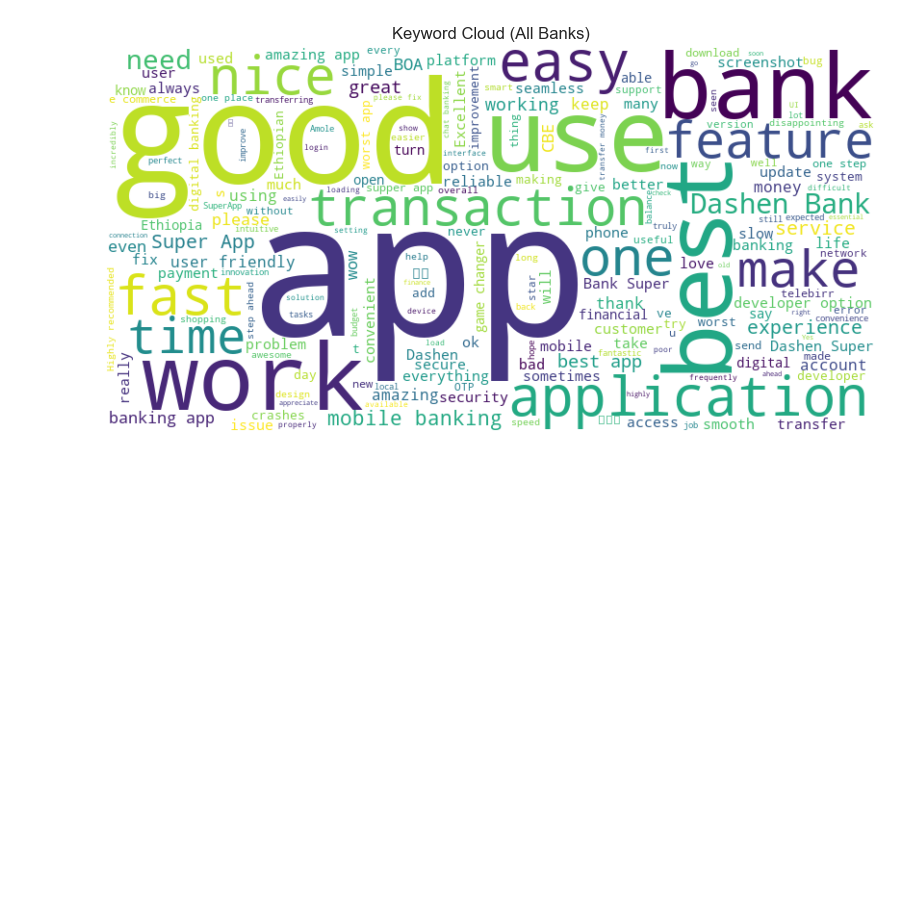
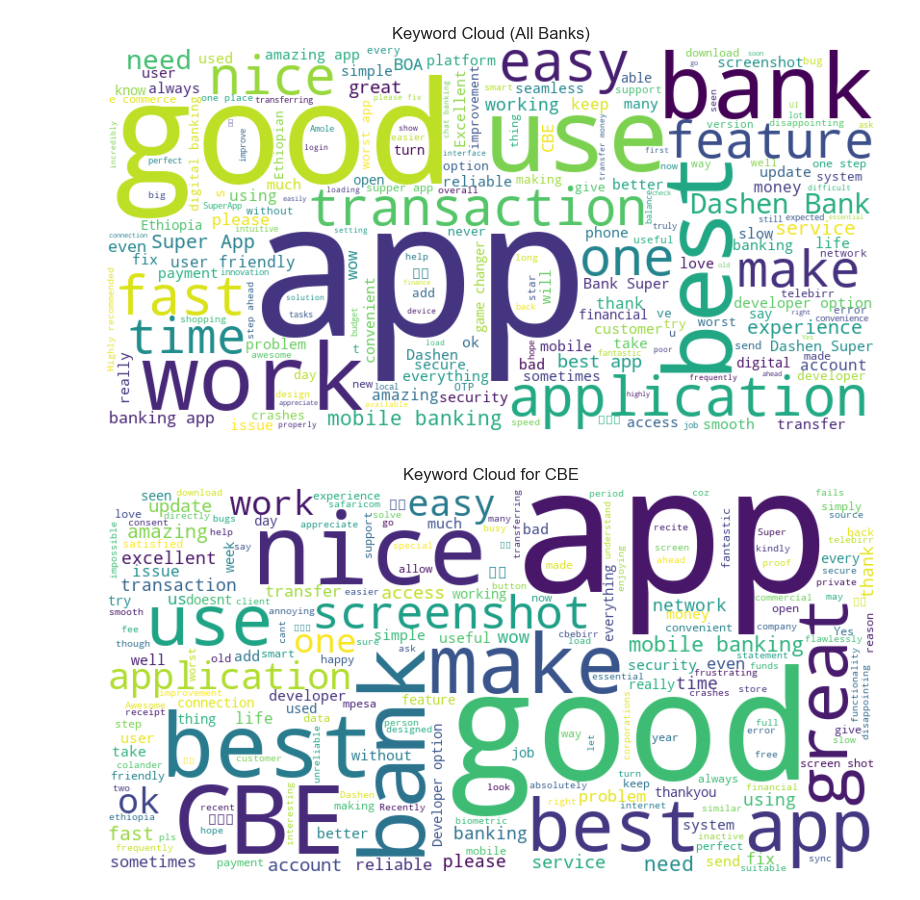
Before and after one commit to Naod-Mergiya/Customer-Experience-Analytics-for-Fintech-Apps, a Jupyter notebook: notebooks/Recommendations.ipynb, the cells around one changed output. Saved outputs shown, nothing was run; the diff lists cells and outputs as text; code cells hidden in the pictures; blank space fills up the shorter version.

Commit message:
Key word for each bank

```diff
--- a/notebooks/Recommendations.ipynb
+++ b/notebooks/Recommendations.ipynb
@@ -127,3 +127,8 @@ plot_rating_distribution(df, rating_col='rating', bank_col='bank')
 plot_keyword_cloud(df, text_col='review')
 # %% [output]
 [figure]
+# %%
+# 4. Keyword cloud for BOA
+plot_keyword_cloud(df, text_col='review', bank='CBE', bank_col='bank')
+# %% [output]
+[figure, added]
```
Also changed, not shown: parts of 2 cells of this notebook.
